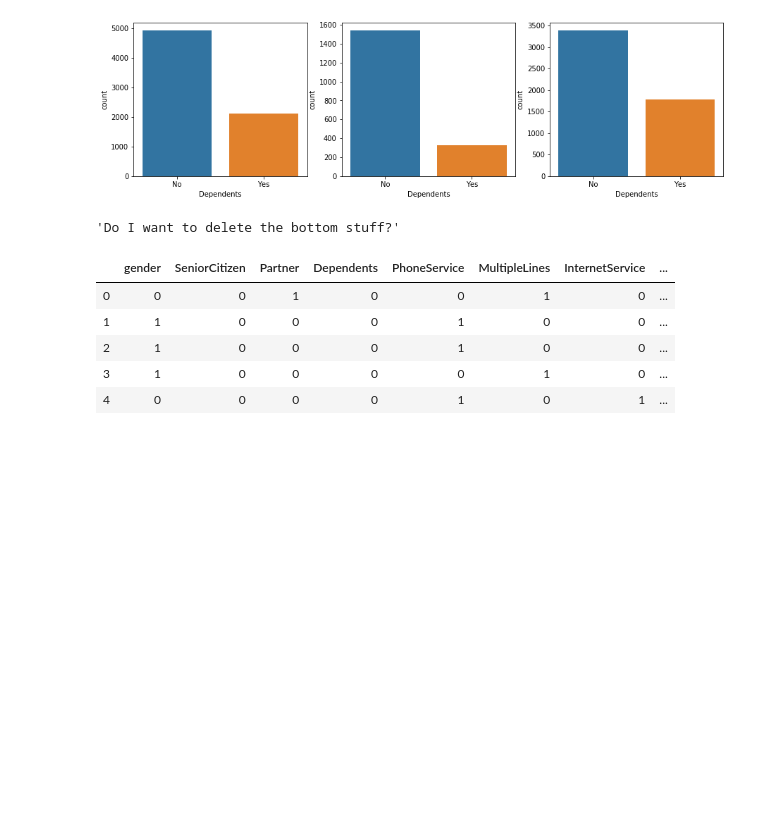
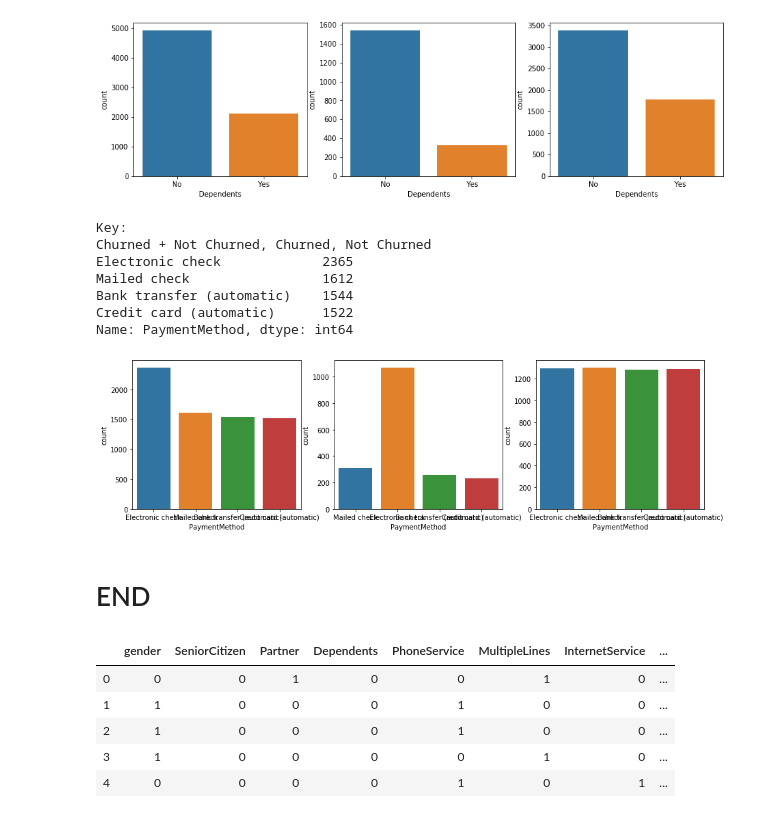
Before and after one commit to Booandlean/Telco_Customer_Churn-, a Jupyter notebook: EDA_+_Vis.ipynb, the cells around one changed output. Saved outputs shown, nothing was run; the diff lists cells and outputs as text; code cells hidden in the pictures; blank space fills up the shorter version.

```diff
--- a/EDA_+_Vis.ipynb
+++ b/EDA_+_Vis.ipynb
@@ -230,11 +221,18 @@ Yes    2110
 Name: Dependents, dtype: int64
 [figure]
 # %%
-vis_compare('Dependents')
+vis_compare('PaymentMethod')
+# %% [output]
+Key:
+Churned + Not Churned, Churned, Not Churned
+Electronic check             2365
+Mailed check                 1612
+Bank transfer (automatic)    1544
+Credit card (automatic)      1522
+Name: PaymentMethod, dtype: int64
+[figure, added]
-# %%
-"""Do I want to delete the bottom stuff?"""
-# %% [output]
-'Do I want to delete the bottom stuff?'
+# %% [markdown]
+# END
 # %%
 encode_df = df.drop(['customerID', 'tenure', 'MonthlyCharges', 'TotalCharges'],  axis = 1)
 # %%
```
Also changed, not shown: parts of 3 cells of this notebook, 1 other file.
